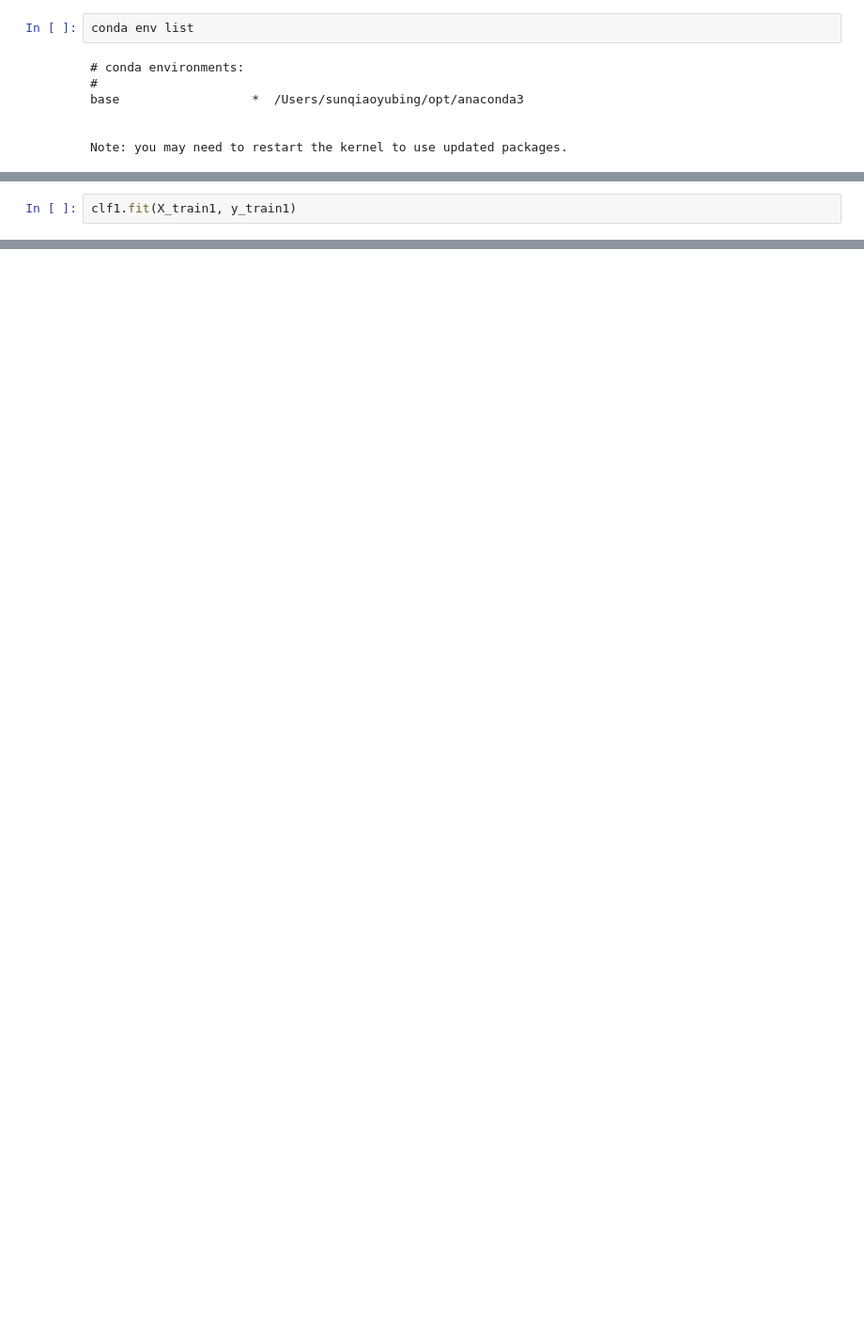
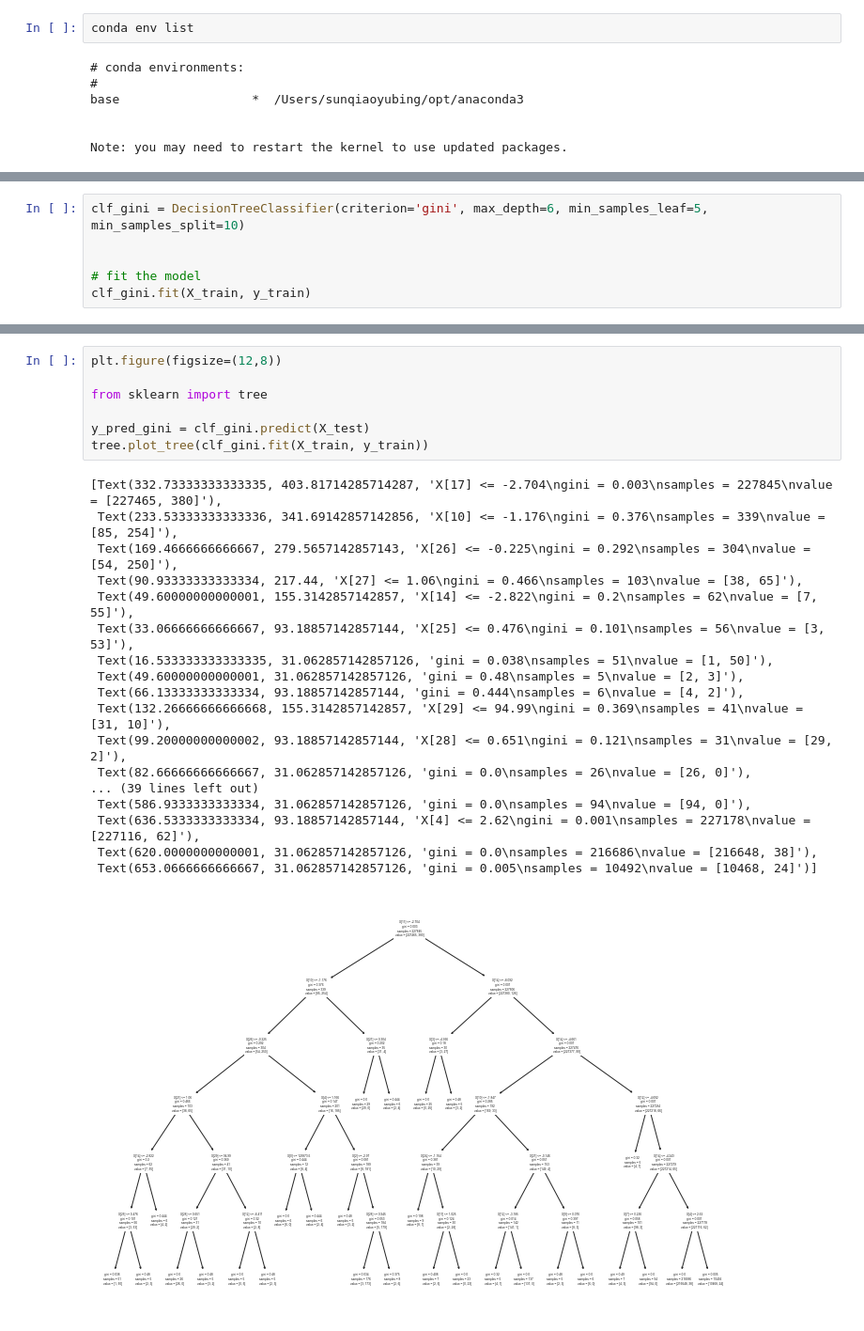
Before and after one commit to sunqiao1994/Fraud_Detection, a Jupyter notebook: fraud_detection_credit_card_V1.ipynb, the cells around one changed output, grey strips where cells are left out. Shown at 94% size. Cells and saved outputs as stored; diff of their text form; blank space fills up the shorter version.

```diff
--- a/fraud_detection_credit_card_V1.ipynb
+++ b/fraud_detection_credit_card_V1.ipynb
@@ -493,2 +720,6 @@ DecisionTreeClassifier(max_depth=6, min_samples_leaf=8, min_samples_split=10)
 # %%
-clf1.fit(X_train1, y_train1)
+clf_gini = DecisionTreeClassifier(criterion='gini', max_depth=6, min_samples_leaf=5, min_samples_split=10)
+
+
+# fit the model
+clf_gini.fit(X_train, y_train)
@@ -494,0 +745,26 @@ clf1.fit(X_train1, y_train1)
+# %%
+plt.figure(figsize=(12,8))
+
+from sklearn import tree
+
+y_pred_gini = clf_gini.predict(X_test)
+tree.plot_tree(clf_gini.fit(X_train, y_train))
+# %% [output]
+[Text(332.73333333333335, 403.81714285714287, 'X[17] <= -2.704\ngini = 0.003\nsamples = 227845\nvalue = [227465, 380]'),
+ Text(233.53333333333336, 341.69142857142856, 'X[10] <= -1.176\ngini = 0.376\nsamples = 339\nvalue = [85, 254]'),
+ Text(169.4666666666667, 279.5657142857143, 'X[26] <= -0.225\ngini = 0.292\nsamples = 304\nvalue = [54, 250]'),
+ Text(90.93333333333334, 217.44, 'X[27] <= 1.06\ngini = 0.466\nsamples = 103\nvalue = [38, 65]'),
+ Text(49.60000000000001, 155.3142857142857, 'X[14] <= -2.822\ngini = 0.2\nsamples = 62\nvalue = [7, 55]'),
+ Text(33.06666666666667, 93.18857142857144, 'X[25] <= 0.476\ngini = 0.101\nsamples = 56\nvalue = [3, 53]'),
+ Text(16.533333333333335, 31.062857142857126, 'gini = 0.038\nsamples = 51\nvalue = [1, 50]'),
+ Text(49.60000000000001, 31.062857142857126, 'gini = 0.48\nsamples = 5\nvalue = [2, 3]'),
+ Text(66.13333333333334, 93.18857142857144, 'gini = 0.444\nsamples = 6\nvalue = [4, 2]'),
+ Text(132.26666666666668, 155.3142857142857, 'X[29] <= 94.99\ngini = 0.369\nsamples = 41\nvalue = [31, 10]'),
+ Text(99.20000000000002, 93.18857142857144, 'X[28] <= 0.651\ngini = 0.121\nsamples = 31\nvalue = [29, 2]'),
+ Text(82.66666666666667, 31.062857142857126, 'gini = 0.0\nsamples = 26\nvalue = [26, 0]'),
+... (39 lines left out)
+ Text(586.9333333333334, 31.062857142857126, 'gini = 0.0\nsamples = 94\nvalue = [94, 0]'),
+ Text(636.5333333333334, 93.18857142857144, 'X[4] <= 2.62\ngini = 0.001\nsamples = 227178\nvalue = [227116, 62]'),
+ Text(620.0000000000001, 31.062857142857126, 'gini = 0.0\nsamples = 216686\nvalue = [216648, 38]'),
+ Text(653.0666666666667, 31.062857142857126, 'gini = 0.005\nsamples = 10492\nvalue = [10468, 24]')]
+[figure, added]
```
Also changed, not shown: parts of 55 cells of this notebook.
